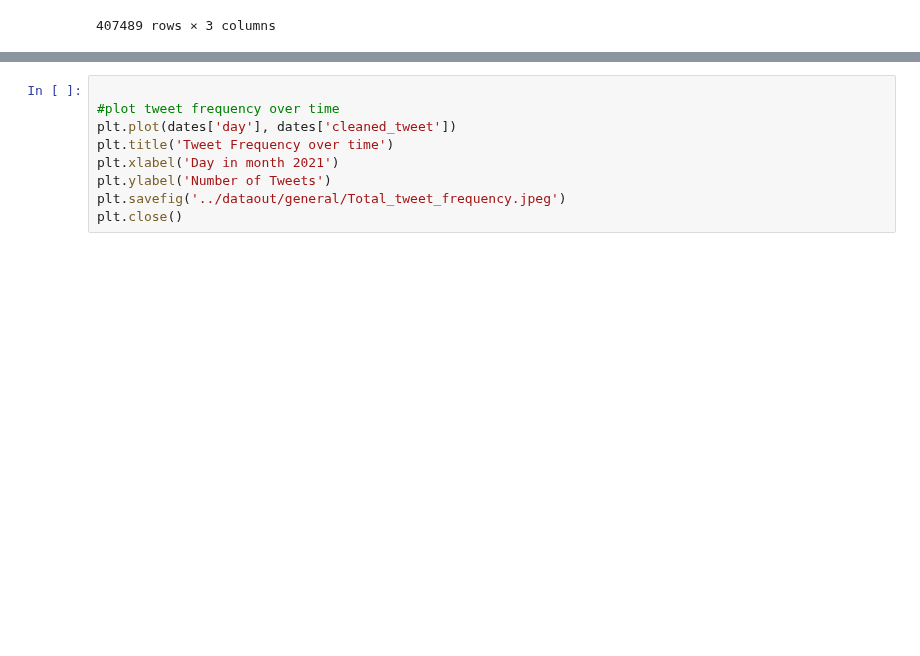
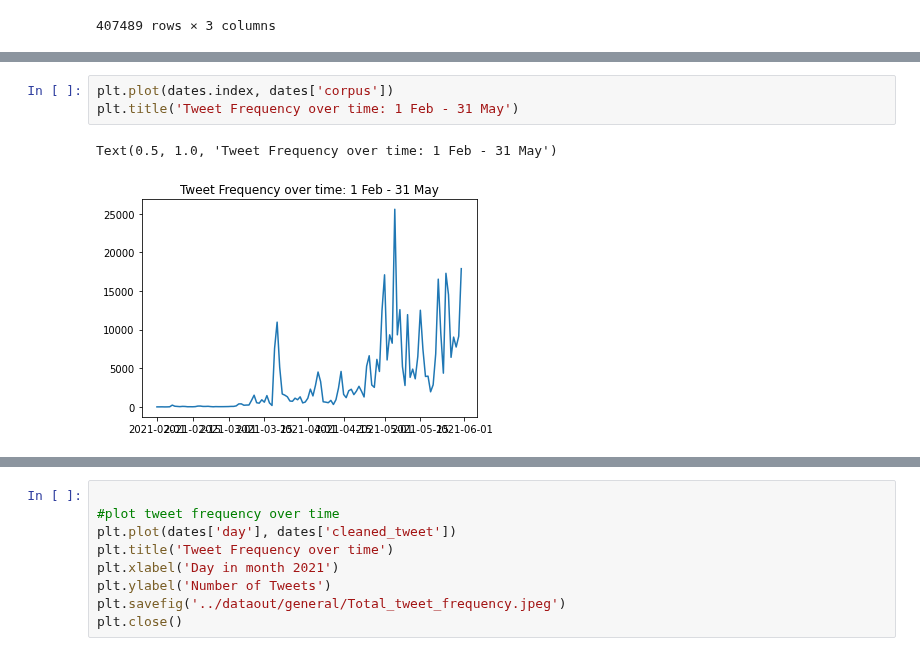
Before and after one commit to ginalamp/NFT_Twitter_Evolution, a Jupyter notebook: notebooks/frequency.ipynb, the cells around one changed output, grey strips where cells are left out. Drawn from its saved outputs; the diff is of its cells as text; blank space fills up the shorter version.

Commit message:
Less hacky way of plotting tweet frequency over time (combined graph)

```diff
--- a/notebooks/frequency.ipynb
+++ b/notebooks/frequency.ipynb
@@ -153,0 +126,6 @@ Text(0.5, 1.0, 'May: Tweet Frequency over time')
+# %%
+plt.plot(dates.index, dates['corpus'])
+plt.title('Tweet Frequency over time: 1 Feb - 31 May')
+# %% [output]
+Text(0.5, 1.0, 'Tweet Frequency over time: 1 Feb - 31 May')
+[figure, added]
```
Also changed, not shown: parts of 8 cells of this notebook.
